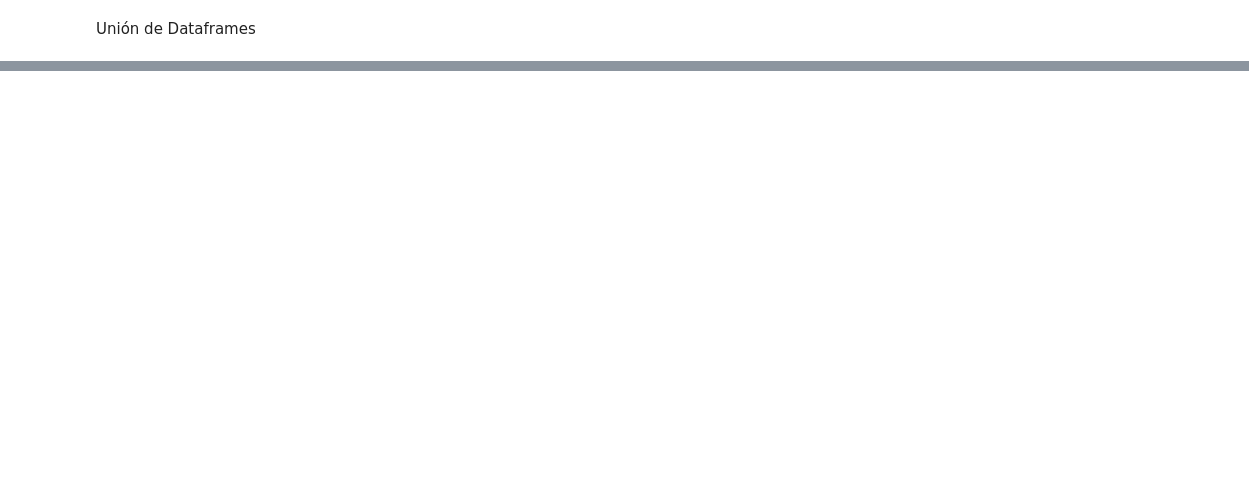
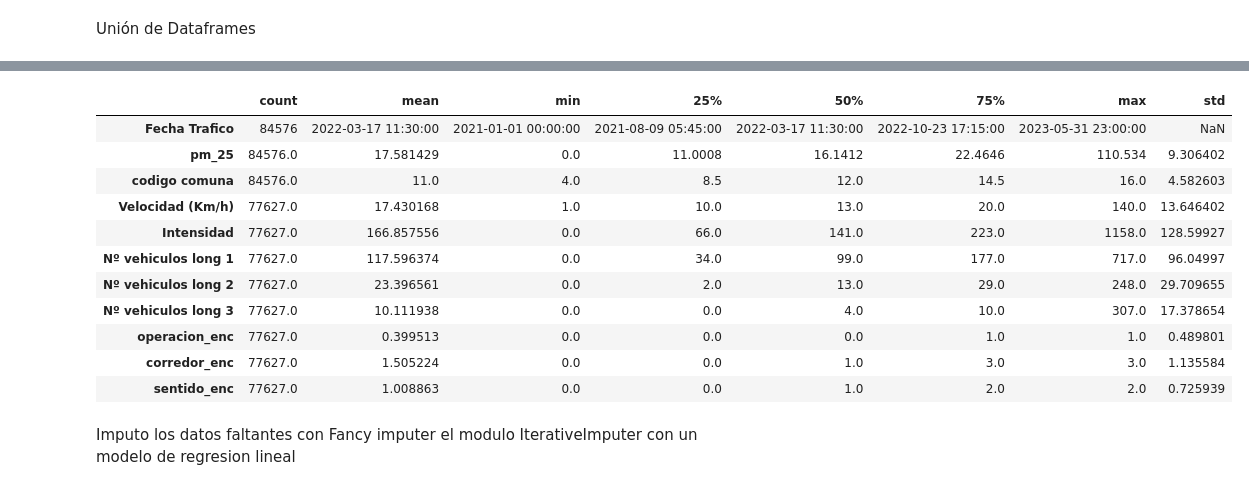
Before and after one commit to Matu10100/AirQuality_Prediction, a Jupyter notebook: Programacion/Unificar_Dataset_&_EDA.ipynb, the cells around one changed output, grey strips where cells are left out. Cells and saved outputs as stored; diff of their text form; code cells hidden in the pictures; blank space fills up the shorter version.

```diff
--- a/Programacion/Unificar_Dataset_&_EDA.ipynb
+++ b/Programacion/Unificar_Dataset_&_EDA.ipynb
@@ -188,0 +211,17 @@ memory usage: 742.8 MB
+# %%
+df_joined.describe().T
+# %% [output]
+|  | count | mean | min | 25% | 50% | 75% | max | std |
+| Fecha Trafico | 84576 | 2022-03-17 11:30:00 | 2021-01-01 00:00:00 | 2021-08-09 05:45:00 | 2022-03-17 11:30:00 | 2022-10-23 17:15:00 | 2023-05-31 23:00:00 | NaN |
+| pm_25 | 84576.0 | 17.581429 | 0.0 | 11.0008 | 16.1412 | 22.4646 | 110.534 | 9.306402 |
+| codigo comuna | 84576.0 | 11.0 | 4.0 | 8.5 | 12.0 | 14.5 | 16.0 | 4.582603 |
+| Velocidad (Km/h) | 77627.0 | 17.430168 | 1.0 | 10.0 | 13.0 | 20.0 | 140.0 | 13.646402 |
+| Intensidad | 77627.0 | 166.857556 | 0.0 | 66.0 | 141.0 | 223.0 | 1158.0 | 128.59927 |
+| Nº vehiculos long 1 | 77627.0 | 117.596374 | 0.0 | 34.0 | 99.0 | 177.0 | 717.0 | 96.04997 |
+| Nº vehiculos long 2 | 77627.0 | 23.396561 | 0.0 | 2.0 | 13.0 | 29.0 | 248.0 | 29.709655 |
+| Nº vehiculos long 3 | 77627.0 | 10.111938 | 0.0 | 0.0 | 4.0 | 10.0 | 307.0 | 17.378654 |
+| operacion_enc | 77627.0 | 0.399513 | 0.0 | 0.0 | 0.0 | 1.0 | 1.0 | 0.489801 |
+| corredor_enc | 77627.0 | 1.505224 | 0.0 | 0.0 | 1.0 | 3.0 | 3.0 | 1.135584 |
+| sentido_enc | 77627.0 | 1.008863 | 0.0 | 0.0 | 1.0 | 2.0 | 2.0 | 0.725939 |
+# %% [markdown]
+Imputo los datos faltantes con Fancy imputer el modulo IterativeImputer con un modelo de regresion lineal
```
Also changed, not shown: parts of 26 cells of this notebook, 2 other files.
